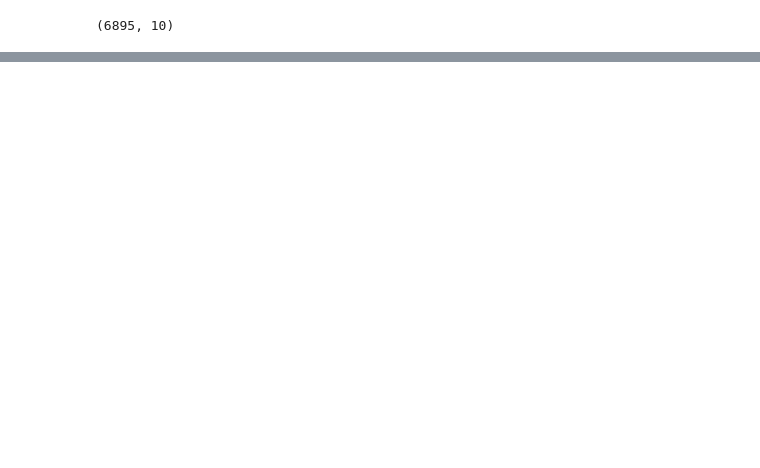
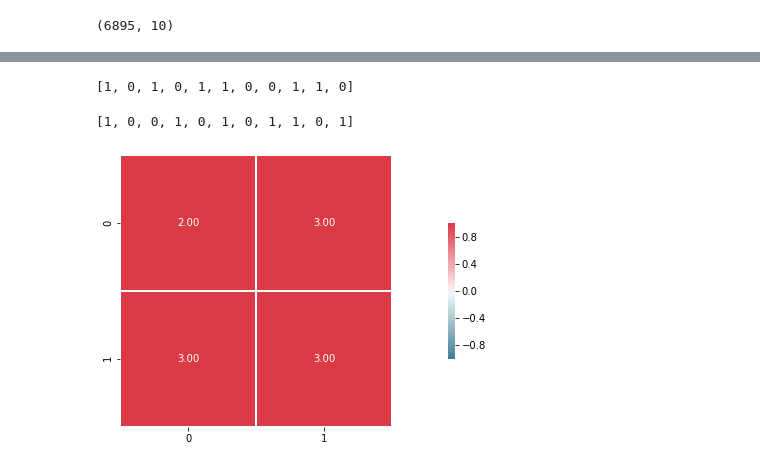
Before and after one commit to ajmal017/amp, a Jupyter notebook: core/notebooks/PartTask1018_CLEANUP_Consolidate_plotting_routines.ipynb, the cells around one changed output, grey strips where cells are left out. Drawn from its saved outputs; the diff is of its cells as text; code cells hidden in the pictures; blank space fills up the shorter version.

Commit message:
#1018 added a confusion matrix heatmap plotting function from #915

```diff
--- a/core/notebooks/PartTask1018_CLEANUP_Consolidate_plotting_routines.ipynb
+++ b/core/notebooks/PartTask1018_CLEANUP_Consolidate_plotting_routines.ipynb
@@ -46,0 +48,15 @@ plot.plot_categories_count(df_commodity, "GROUP", title = "Groups in the taxonom
+# %%
+predictions = [random.randint(0, 1)  for x in range(0,11)]
+y_test = [random.randint(0, 1)  for x in range(0,11)]
+# %%
+predictions
+# %% [output]
+[1, 0, 1, 0, 1, 1, 0, 0, 1, 1, 0]
+# %%
+y_test
+# %% [output]
+[1, 0, 0, 1, 0, 1, 0, 1, 1, 0, 1]
+# %%
+plot.plot_confuision_heatmap(y_test, predictions, percentage=False)
+# %% [output]
+[figure, added]
```
Also changed, not shown: parts of 7 cells of this notebook, 2 other files.
